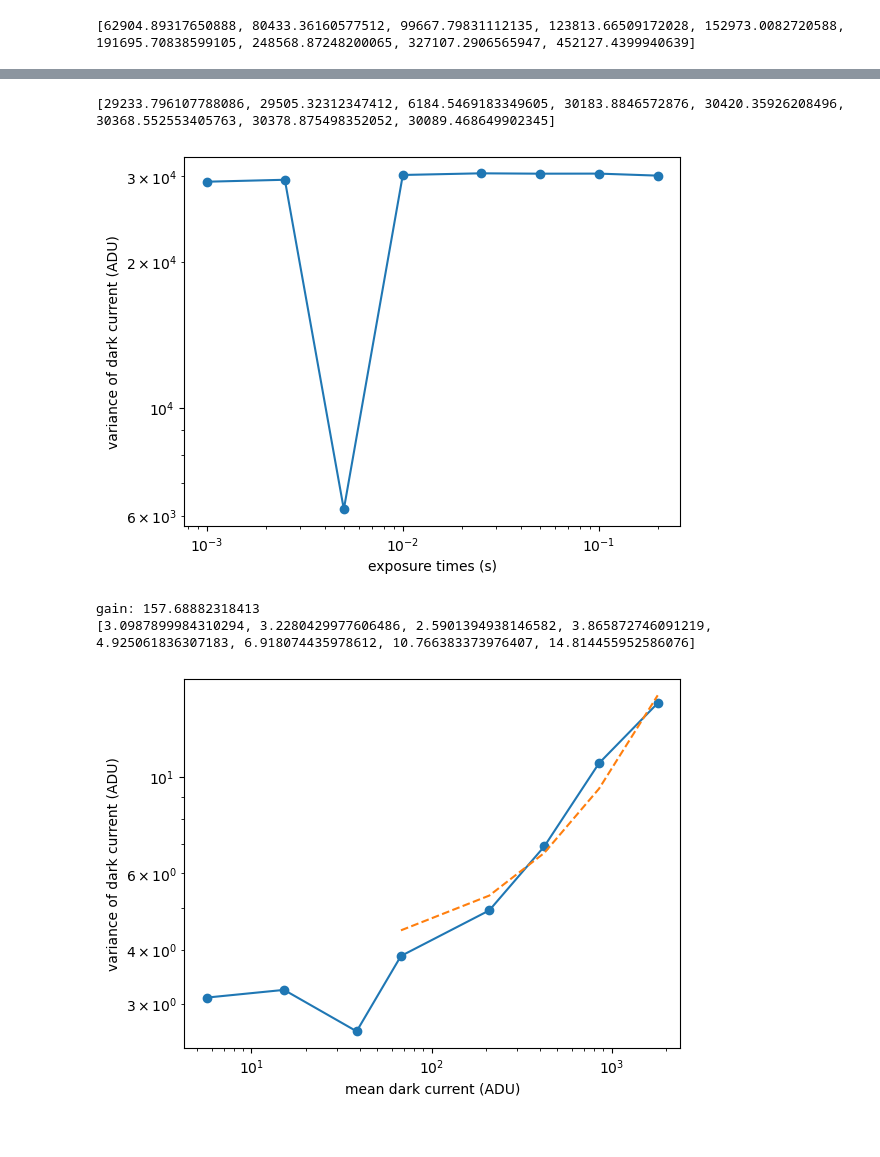
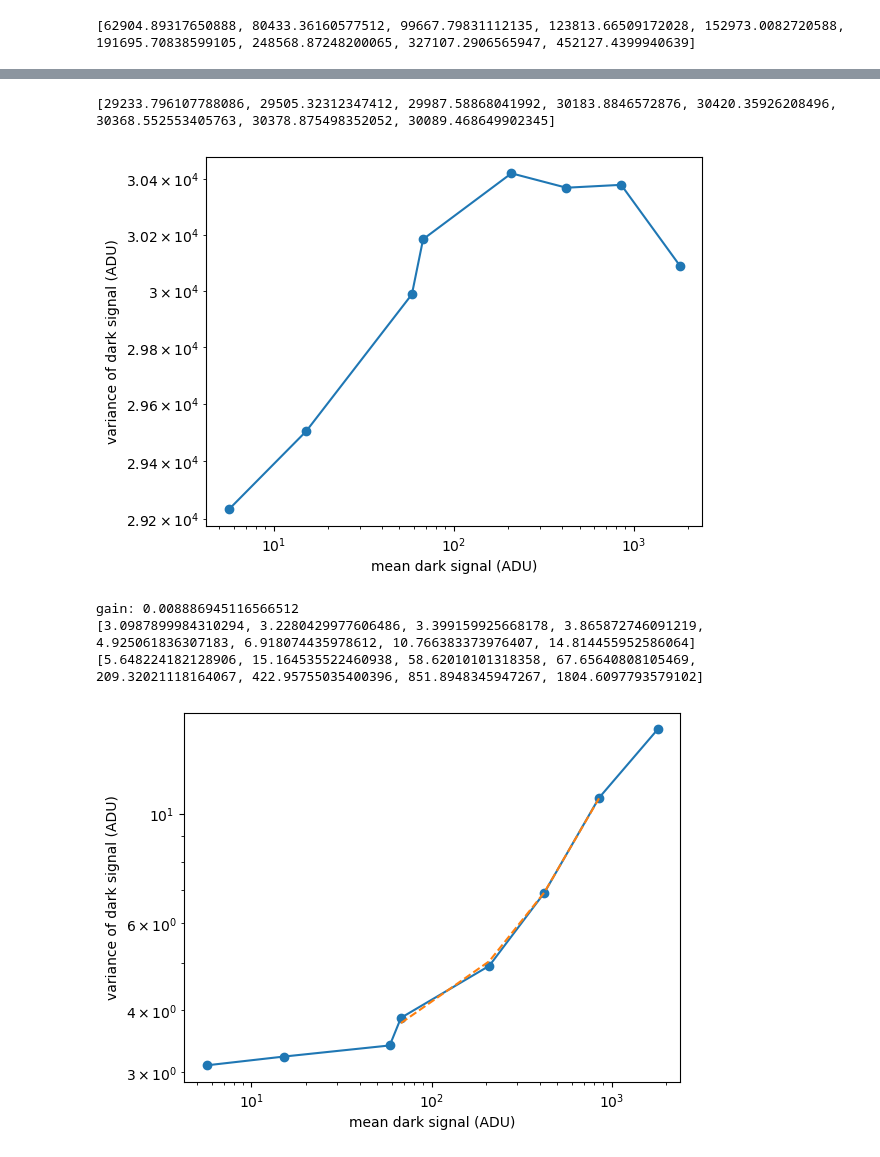
Before and after one commit to courtneyduong/cred2-characterization, a Jupyter notebook: dark current analysis.ipynb, the cells around one changed output, grey strips where cells are left out. Drawn from its saved outputs; the diff is of its cells as text; code cells hidden in the pictures.

```diff
--- a/dark current analysis.ipynb
+++ b/dark current analysis.ipynb
@@ -74,13 +76,18 @@ dark current increases at a rate of 8875.320553529027 e-/s per degree Celsius
 [figure]
 # %%
+############################## get slope (dark current) for each temp for exposure time vs mean pixel value ############################
+dark_currents = []
+############### -40C ####################
 # b/c previous measured dark current is so high, measure dark current again but w/ changing exposure time: dark current is supposed to increase with time
 # -40C, 400 fps, tint=1, 2.5, 5, 10, 25, 50, 100, 200 ms
-darkt1 = fits.getdata(r"D:/HWP_Characterization/Data/Raw/CRED2_Characterization/Dark_Current/-40.0C_1.00269_5_retake.fits")
-darkt2_5 = fits.getdata(r"D:/HWP_Characterization/Data/Raw/CRED2_Characterization/Dark_Current/-40.0C_2.502526_5_retake.fits")
-darkt5 = fits.getdata(r"D:/HWP_Characterization/Data/Raw/CRED2_Characterization/Dark_Current/-40.0C_5.002251_5.fits")
-darkt10 = fits.getdata(r"D:/HWP_Characterization/Data/Raw/CRED2_Characterization/Dark_Current/-40.0C_10.001153_5_retake.fits")
-darkt25 = fits.getdata(r"D:/HWP_Characterization/Data/Raw/CRED2_Characterization/Dark_Current/-40.0C_25.000055_5.fits")
-darkt50 = fits.getdata(r"D:/HWP_Characterization/Data/Raw/CRED2_Characterization/Dark_Current/-40.0C_50.000493999999996_5.fits")
-darkt100 = fits.getdata(r"D:/HWP_Characterization/Data/Raw/CRED2_Characterization/Dark_Current/-40.0C_100.001373_5.fits")
-darkt200 = fits.getdata(r"D:/HWP_Characterization/Data/Raw/CRED2_Characterization/Dark_Current/-40.0C_199.996761_5.fits")
-darkts = [darkt1, darkt2_5, darkt5, darkt10, darkt25, darkt50, darkt100, darkt200]
+# darkt_point01_40 = fits.getdata("D:\HWP_Characterization\Data\Raw\CRED2_Characterization\Dark_Current\dark_current_as_slope\-40.0C_0.012353_5.fits")
+# darkt_point1_40 = fits.getdata("D:\HWP_Characterization\Data\Raw\CRED2_Characterization\Dark_Current\dark_current_as_slope\-40.0C_0.10151500000000001_5.fits")
+darkt1_40 = fits.getdata(r"D:/HWP_Characterization/Data/Raw/CRED2_Characterization/Dark_Current/-40.0C_1.00269_5_retake.fits")
+darkt2_5_40 = fits.getdata(r"D:/HWP_Characterization/Data/Raw/CRED2_Characterization/Dark_Current/-40.0C_2.502526_5_retake.fits")
+darkt5_40 = fits.getdata("D:\HWP_Characterization\Data\Raw\CRED2_Characterization\Dark_Current\dark_current_as_slope\-40.0C_5.002251_5.fits") #retake
+darkt10_40 = fits.getdata(r"D:/HWP_Characterization/Data/Raw/CRED2_Characterization/Dark_Current/-40.0C_10.001153_5_retake.fits")
+darkt25_40 = fits.getdata(r"D:/HWP_Characterization/Data/Raw/CRED2_Characterization/Dark_Current/-40.0C_25.000055_5.fits")
+darkt50_40 = fits.getdata("D:\HWP_Characterization\Data\Raw\CRED2_Characterization\Dark_Current\-40.0C_50.000493999999996_5.fits")
+darkt100_40 = fits.getdata(r"D:/HWP_Characterization/Data/Raw/CRED2_Characterization/Dark_Current/-40.0C_100.001373_5.fits")
+darkt200_40 = fits.getdata(r"D:/HWP_Characterization/Data/Raw/CRED2_Characterization/Dark_Current/-40.0C_199.996761_5.fits")
+darkts40 = [darkt1_40, darkt2_5_40, darkt5_40, darkt10_40, darkt25_40, darkt50_40, darkt100_40, darkt200_40]
@@ -90,4 +110,7 @@ darkts_subtracted = [darkt - bias for darkt in darkts]
 # %%
+# subtract bias
+darkts_subtracted = [darkt - bias for darkt in darkts40]
+
 # average dark frames over 10 reads:
 darkt_avgs = [np.mean(darkt, axis=0) for darkt in darkts_subtracted]
 
@@ -120,5 +263,5 @@ dark current increases at a rate of 9008.261873144564 ADU/s per 1 s
 # %%
-####################### photon transfer curve: plot mean signal by signal variance (noise) #######################
+####################### photon transfer curve: plot mean signal by signal variance (noise) ####################### low gain
 
 #### longer exposure times #####
 # darkt25 = fits.getdata("D:\HWP_Characterization\Data\Raw\CRED2_Characterization\Dark_Current\photon_transfer_curve\-40.0C_25.001922_1.fits")
@@ -138,43 +281,45 @@ dark current increases at a rate of 9008.261873144564 ADU/s per 1 s
 
 ##### subtract neighboring frames #####
 mean_stds_list = []
-for darkt in darkts:
+for darkt in darkts40:
     # subtract neighboring frames for each cube; don't need to subtract bias
     subtracted = np.empty_like(darkt) # this cube contains noise or variance of dark current
     for i in range(1, darkt.shape[0]):
         subtracted[i] = darkt[i] - darkt[i-1]
     subtracted[0] = darkt[0] - darkt[1]
     fits.PrimaryHDU(subtracted).writeto("subtracted.fits", overwrite=True)
     # find stds across frames
     #stds = np.std(subtracted, axis=0)
     # get mean of variance for each tint
     mean_std = np.mean(subtracted)
     mean_stds_list.append(mean_std)
 
 # plot tint vs std of dark current (photon transfer curve)
     # if it's mostly flat, still in read noise regime -> take photos at longer exposure times -> it saturated :(
-plt.plot(exposure_times, mean_stds_list, '-o')
+plt.plot(pixel_avgs_t, mean_stds_list, '-o')
 
 # plot fitted line where slope = gain?????
 # coefs = np.polyfit(exposure_times[3:8], mean_stds_list[3:8], 1)
 # slope, intercept = coefs
 # dark_current_fit = [slope*time + intercept for time in exposure_times[3:8]]
 # plt.plot(exposure_times[3:8], dark_current_fit, '--', label='fitted line')
 # print('gain:', 1/slope)
 
-plt.ylabel('variance of dark current (ADU)')
-plt.xlabel('exposure times (s)')
+plt.ylabel('variance of dark signal (ADU)')
+plt.xlabel('mean dark signal (ADU)')
 plt.yscale('log')
 plt.xscale('log')
 
 print(mean_stds_list)
 # %% [output]
-[29233.796107788086, 29505.32312347412, 6184.5469183349605, 30183.8846572876, 30420.35926208496, 30368.552553405763, 30378.875498352052, 30089.468649902345]
+[29233.796107788086, 29505.32312347412, 29987.58868041992, 30183.8846572876, 30420.35926208496, 30368.552553405763, 30378.875498352052, 30089.468649902345]
-[figure, old version]
+[figure, new version]
 # %%
 ###### bias subtraction ######
 mean_stds_list = []
-for darkt in darkts_subtracted:
+# subtract bias
+darkts_subtracted = [darkt - bias for darkt in darkts40]
+for darkt in darkts40:
     fits.PrimaryHDU(darkt).writeto("bias_subtracted.fits", overwrite=True)
     # find stds across frames
     stds = np.std(darkt, axis=0)
@@ -186,20 +331,22 @@ for darkt in darkts_subtracted:
     # if it's mostly flat, still in read noise regime -> take photos at longer exposure times -> it saturated :(
 plt.plot(pixel_avgs_t, mean_stds_list, '-o')
 
-# plot fitted line where 1/slope = gain?????
-coefs = np.polyfit(pixel_avgs_t[3:8], mean_stds_list[3:8], 1)
+# plot fitted line where slope = gain?????
+coefs = np.polyfit(pixel_avgs_t[3:7], mean_stds_list[3:7], 1)
 slope, intercept = coefs
-dark_current_fit = [slope*time + intercept for time in pixel_avgs_t[3:8]]
-plt.plot(pixel_avgs_t[3:8], dark_current_fit, '--', label='fitted line')
-print('gain:', 1/slope)
+dark_current_fit = [slope*time + intercept for time in pixel_avgs_t[3:7]]
+plt.plot(pixel_avgs_t[3:7], dark_current_fit, '--', label='fitted line')
+print('gain:', slope)
 
-plt.ylabel('variance of dark current (ADU)')
-plt.xlabel('mean dark current (ADU)')
+plt.ylabel('variance of dark signal (ADU)')
+plt.xlabel('mean dark signal (ADU)')
 plt.yscale('log')
 plt.xscale('log')
 
 print(mean_stds_list)
+print(pixel_avgs_t)
 # %% [output]
-gain: 157.68882318413
-[3.0987899984310294, 3.2280429977606486, 2.5901394938146582, 3.865872746091219, 4.925061836307183, 6.918074435978612, 10.766383373976407, 14.814455952586076]
+gain: 0.008886945116566512
+[3.0987899984310294, 3.2280429977606486, 3.399159925668178, 3.865872746091219, 4.925061836307183, 6.918074435978612, 10.766383373976407, 14.814455952586064]
+[5.648224182128906, 15.164535522460938, 58.62010101318358, 67.65640808105469, 209.32021118164067, 422.95755035400396, 851.8948345947267, 1804.6097793579102]
-[figure, old version]
+[figure, new version]
```
Also changed, not shown: parts of 8 cells of this notebook, 1 other file.
